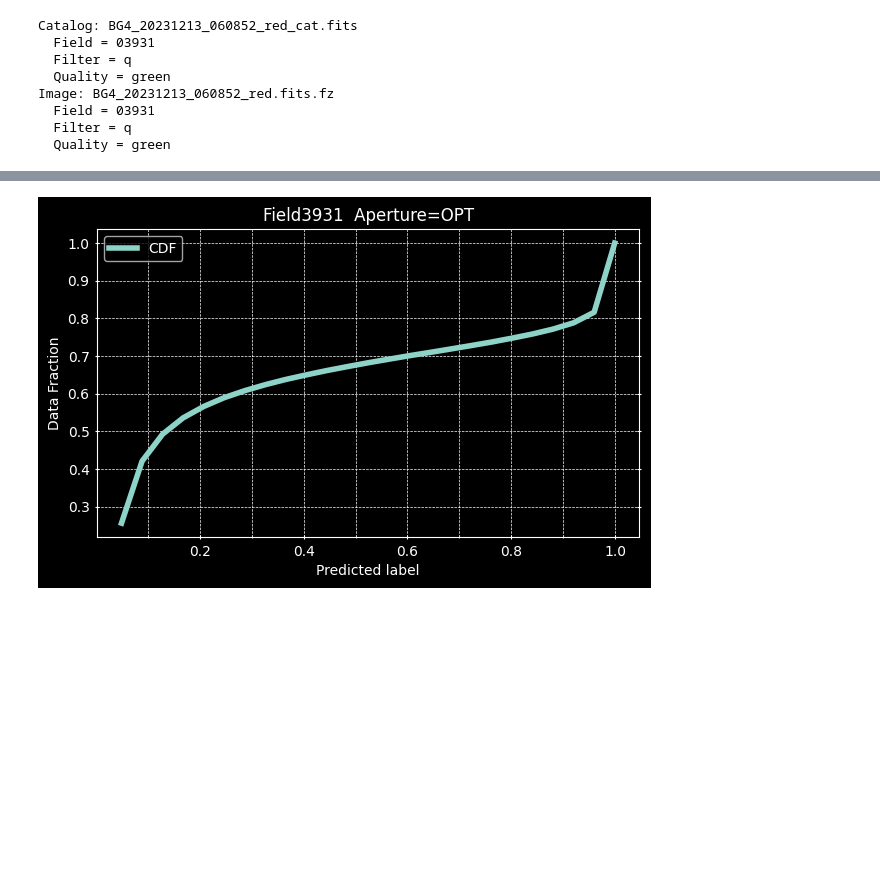
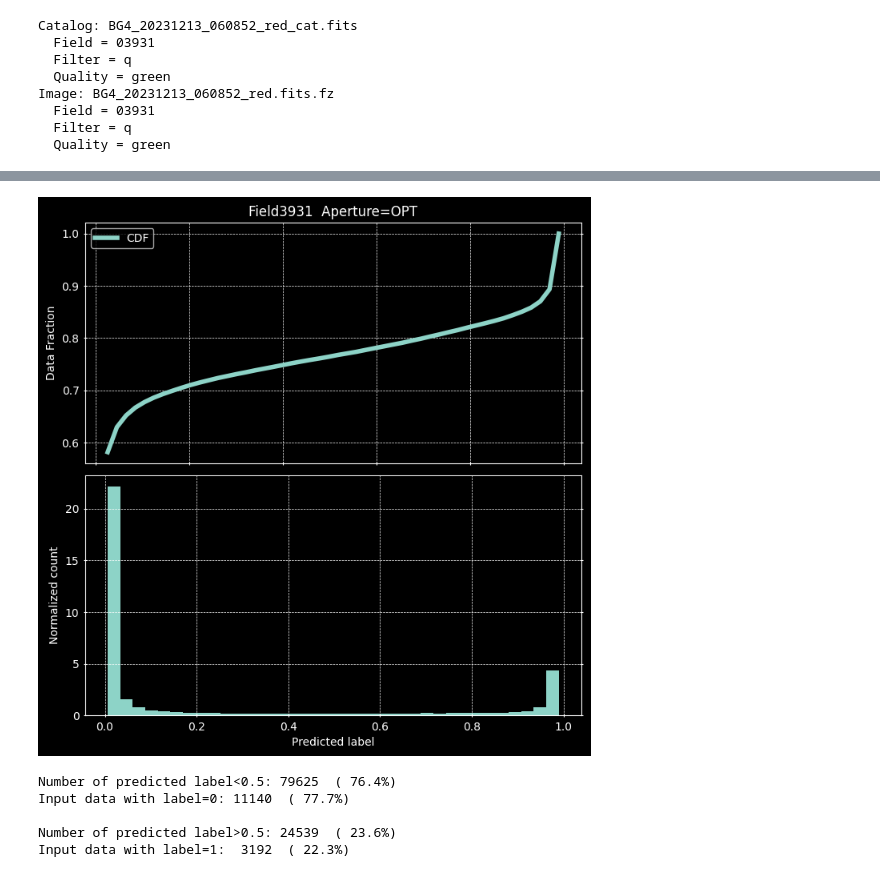
Before and after one commit to AlekzanderKosakowski/tensorflow, a Jupyter notebook: RNN_3931.ipynb, the cells around one changed output, grey strips where cells are left out. Drawn from its saved outputs; the diff is of its cells as text; code cells hidden in the pictures; blank space fills up the shorter version.

Commit message:
Add CDF plot and K-Folds

```diff
--- a/RNN_3931.ipynb
+++ b/RNN_3931.ipynb
@@ -283,7 +284,7 @@ df_good = label_df0[label_df0["label"]==0]
 df_bad = label_df0[label_df0["label"]==1]
 
 # Recombine the good and bad into a single dataframe, but down-sample the "good" to match the "bad" for a 50%/50% split on good/bad.
-label_df = pd.concat([df_good.sample(len(df_bad), ignore_index=True), df_bad], ignore_index=True).sample(frac=1.0, ignore_index=True)
+label_df = pd.concat([df_good, df_bad], ignore_index=True).sample(frac=1.0, ignore_index=True)
 
 print(label_df)
 print()
@@ -447,15 +448,15 @@ model.add(layers.Dense(1, activation="sigmoid", name="Output"))
 
 
 # Compile and train the model.
-model.compile(optimizer=tf.keras.optimizers.legacy.Adam(),
+model.compile(optimizer=tf.keras.optimizers.legacy.Adam(learning_rate=0.0001),
               loss=tf.keras.losses.BinaryCrossentropy(), # https://www.tensorflow.org/api_docs/python/tf/keras/losses
-              metrics=[metrics.BinaryAccuracy(threshold=0.8),
-                       metrics.Recall(thresholds=0.8),
-                       metrics.Precision(thresholds=0.8)
+              metrics=[metrics.BinaryAccuracy(threshold=0.5),
+                       metrics.Recall(thresholds=0.5),
+                       metrics.Precision(thresholds=0.5)
                       ]
              )
 
-history = model.fit(xtrain, ytrain, epochs=130, validation_data=(xval, yval), verbose=2, shuffle=True)
+history = model.fit(xtrain, ytrain, epochs=80, validation_data=(xval, yval), verbose=2, shuffle=True)
 results = model.evaluate(xtest, ytest)
 
 #
@@ -614,5 +601,10 @@ predictions_df0 = pd.DataFrame({"SOURCE_ID":useful_ids, "label":predictions.resh
 # Merge the predicted labels DataFrame with the catalog DataFrame (from our red_cat.fits file) to obtain X_POS and Y_POS for each label
 predictions_df = predictions_df0.merge(catalog_df, on="SOURCE_ID")
 
+# Filter out nan labels.
+predictions_df = predictions_df[~predictions_df["label"].isnull()]
+
+assert predictions_df["label"].isnull().any() == False, "Prediction labels contain null values"
+
 #
 # %% [output]
@@ -620,31 +612,56 @@ predictions_df = predictions_df0.merge(catalog_df, on="SOURCE_ID")
 # %%
 # Create a cumulative distribution function over the predicted labels.
 
 
 from matplotlib.ticker import AutoMinorLocator, MultipleLocator
 
-fig = plt.figure(figsize=(7,4))
-ax = fig.add_subplot(111)
+fig = plt.figure(figsize=(8,8))
+fig.subplots_adjust(hspace=0.05)
+ax = fig.add_subplot(211)
 
-count, bins_count = np.histogram(list(predictions_df["label"].values), bins=25)
+count, bins_count = np.histogram(list(predictions_df["label"].values), bins=50)
 cdf = np.cumsum(count/sum(count))
 
 aps = {"opt":"OPT", "150":"1.5xFWHM", "066":"0.66xFWHM", "500":"5xFWHM"}
 ax.plot(bins_count[1:], cdf, label="CDF", linewidth=4)
 ax.set_title(f"Field3931  Aperture={aps[aperture]}")
 ax.set_ylabel("Data Fraction")
-ax.set_xlabel("Predicted label")
-ax.tick_params(left=True, right=True, direction="inout", which="both")
+ax.tick_params(left=True, right=True, labelbottom=False, direction="inout", which="both")
 ax.grid(color="white", linewidth=0.5, linestyle='--', which="both")
-ax.xaxis.set_minor_locator(MultipleLocator(0.1))
-ax.yaxis.set_minor_locator(MultipleLocator(0.1))
+# ax.xaxis.set_minor_locator(MultipleLocator(0.1))
+# ax.yaxis.set_minor_locator(MultipleLocator(0.1))
 ax.legend()
-plt.savefig(f"Field3931_CDF_{aperture}.jpg", dpi=100)
+
+ax2 = fig.add_subplot(212)
+ax2.hist(predictions_df["label"].values, bins='scott', density=True)
+ax2.set_ylabel("Normalized count")
+ax2.tick_params(left=True, right=True, direction="inout", which="both")
+ax2.grid(color="white", linewidth=0.5, linestyle='--', which="both")
+ax2.set_xlabel("Predicted label")
+
+# plt.savefig(f"Field3931_CDF_{aperture}.jpg", dpi=100)
 plt.show()
 
+threshold = 0.5
+bad_df = predictions_df[predictions_df["label"]>threshold]
+good_df = predictions_df[predictions_df["label"]<threshold]
+
+print(f"Number of predicted label<{threshold}: {len(good_df):>5d}  ({len(good_df)/len(predictions_df)*100:>5.1f}%)")
+print(f"Input data with label=0: {len(label_df[label_df['label']==0]):>5d}  ({len(label_df[label_df['label']==0])/len(label_df)*100:>5.1f}%)")
+print()
+
+print(f"Number of predicted label>{threshold}: {len(bad_df):>5d}  ({len(bad_df)/len(predictions_df)*100:>5.1f}%)")
+print(f"Input data with label=1: {len(label_df[label_df['label']==1]):>5d}  ({len(label_df[label_df['label']==1])/len(label_df)*100:>5.1f}%)")
+
+
 #
 # %% [output]
-[figure, old version]
+[figure, new version]
+Number of predicted label<0.5: 79625  ( 76.4%)
+Input data with label=0: 11140  ( 77.7%)
+
+Number of predicted label>0.5: 24539  ( 23.6%)
+Input data with label=1:  3192  ( 22.3%)
 # %%
 # Plot the predictions on an image of the field.
 
```
Also changed, not shown: parts of 13 cells of this notebook.
